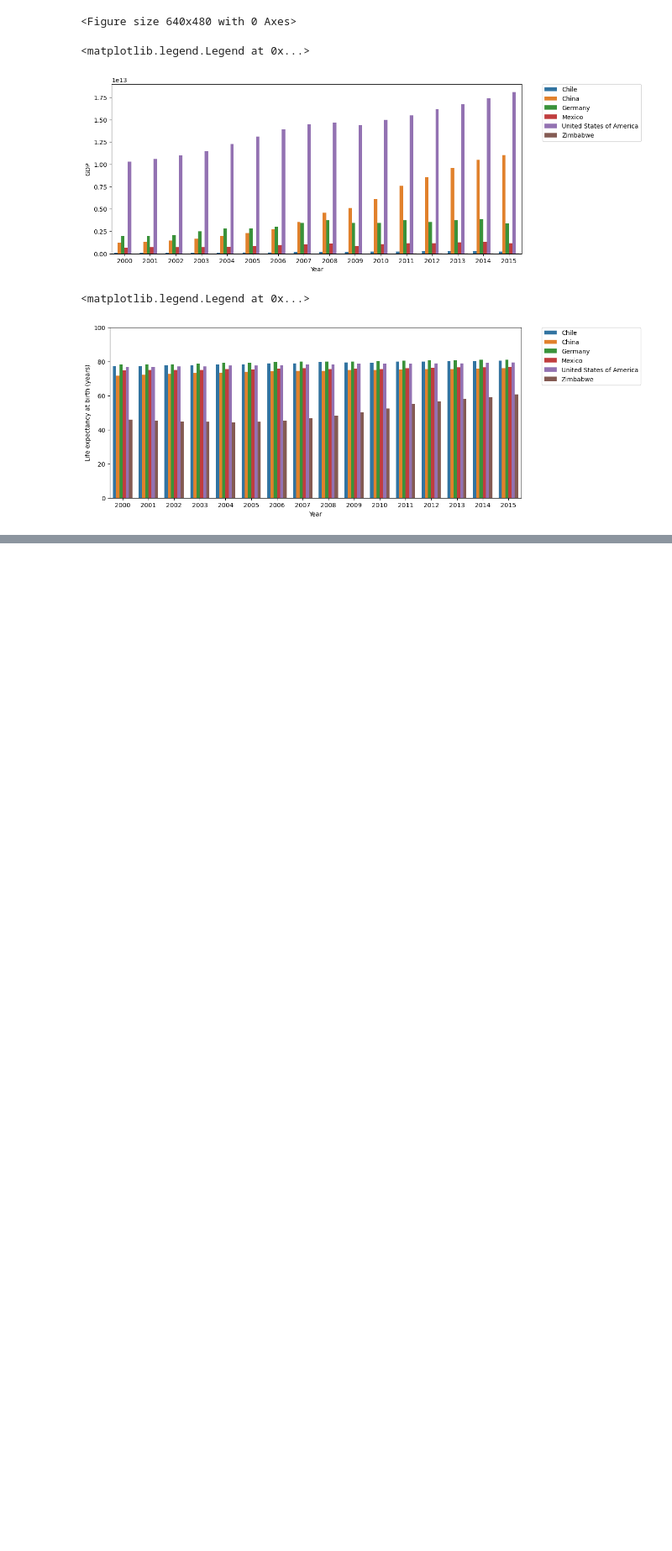
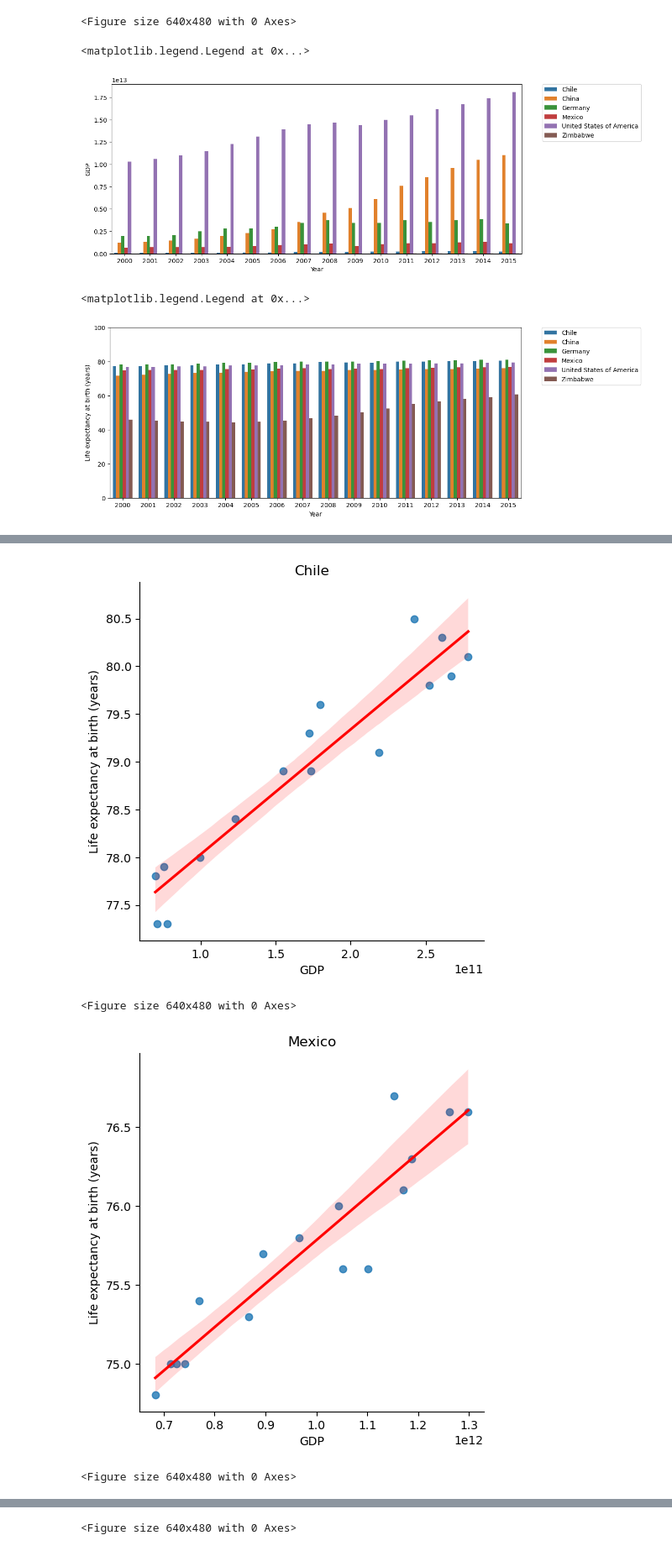
Before and after one commit to Pouria-Zarrin/GDP, a Jupyter notebook: life_expectancy_gdp.ipynb, the cells around one changed output, grey strips where cells are left out. Shown at 84% size. Cells and saved outputs as stored; diff of their text form; code cells hidden in the pictures; blank space fills up the shorter version.

Commit message:
rel between gdp and life expenctancy with relplot

```diff
--- a/life_expectancy_gdp.ipynb
+++ b/life_expectancy_gdp.ipynb
@@ -54,0 +65,35 @@ plt.legend(bbox_to_anchor=(1.05, 1), loc='upper left', borderaxespad=0.)
+# %%
+sns.lmplot(y = 'Life expectancy at birth (years)' , x = 'GDP' , data = df[df['Country'] == 'Chile'] , line_kws={'color': 'red'})
+plt.title('Chile')
+plt.show()
+plt.clf()
+
+sns.lmplot(y = 'Life expectancy at birth (years)' , x = 'GDP' , data = df[df['Country'] == 'Mexico'] , line_kws={'color': 'red'})
+plt.title('Mexico')
+plt.show()
+plt.clf()
+
+sns.lmplot(y = 'Life expectancy at birth (years)' , x = 'GDP' , data = df[df['Country'] == 'China'] , line_kws={'color': 'red'})
+plt.title('China')
+plt.show()
+plt.clf()
+
+sns.lmplot(y = 'Life expectancy at birth (years)' , x = 'GDP' , data = df[df['Country'] == 'United States of America'] , line_kws={'color': 'red'})
+plt.title('USA')
+plt.show()
+plt.clf()
+
+sns.lmplot(y = 'Life expectancy at birth (years)' , x = 'GDP' , data = df[df['Country'] == 'Germany'] , line_kws={'color': 'red'})
+plt.title('Germany')
+plt.show()
+plt.clf()
+
+sns.lmplot(y = 'Life expectancy at birth (years)' , x = 'GDP' , data = df[df['Country'] == 'Zimbabwe'] , line_kws={'color': 'red'})
+plt.title('Zimbabwe')
+plt.show()
+plt.clf()
+# %% [output]
+[figure, added]
+<Figure size 640x480 with 0 Axes>
+[figure, added]
+<Figure size 640x480 with 0 Axes>
@@ -54,0 +101 @@ plt.legend(bbox_to_anchor=(1.05, 1), loc='upper left', borderaxespad=0.)
+<Figure size 640x480 with 0 Axes>
```
Also changed, not shown: parts of 4 cells of this notebook.
